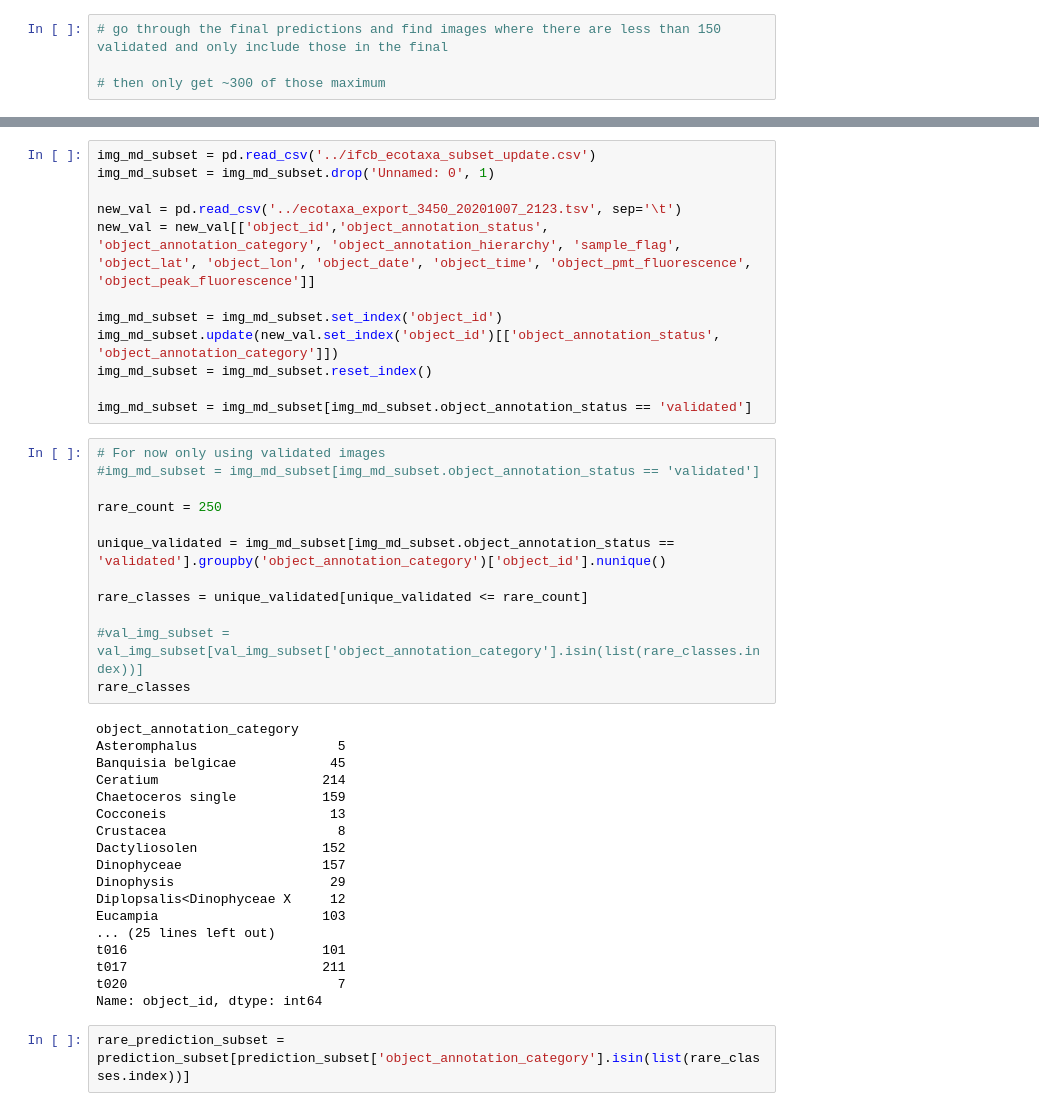
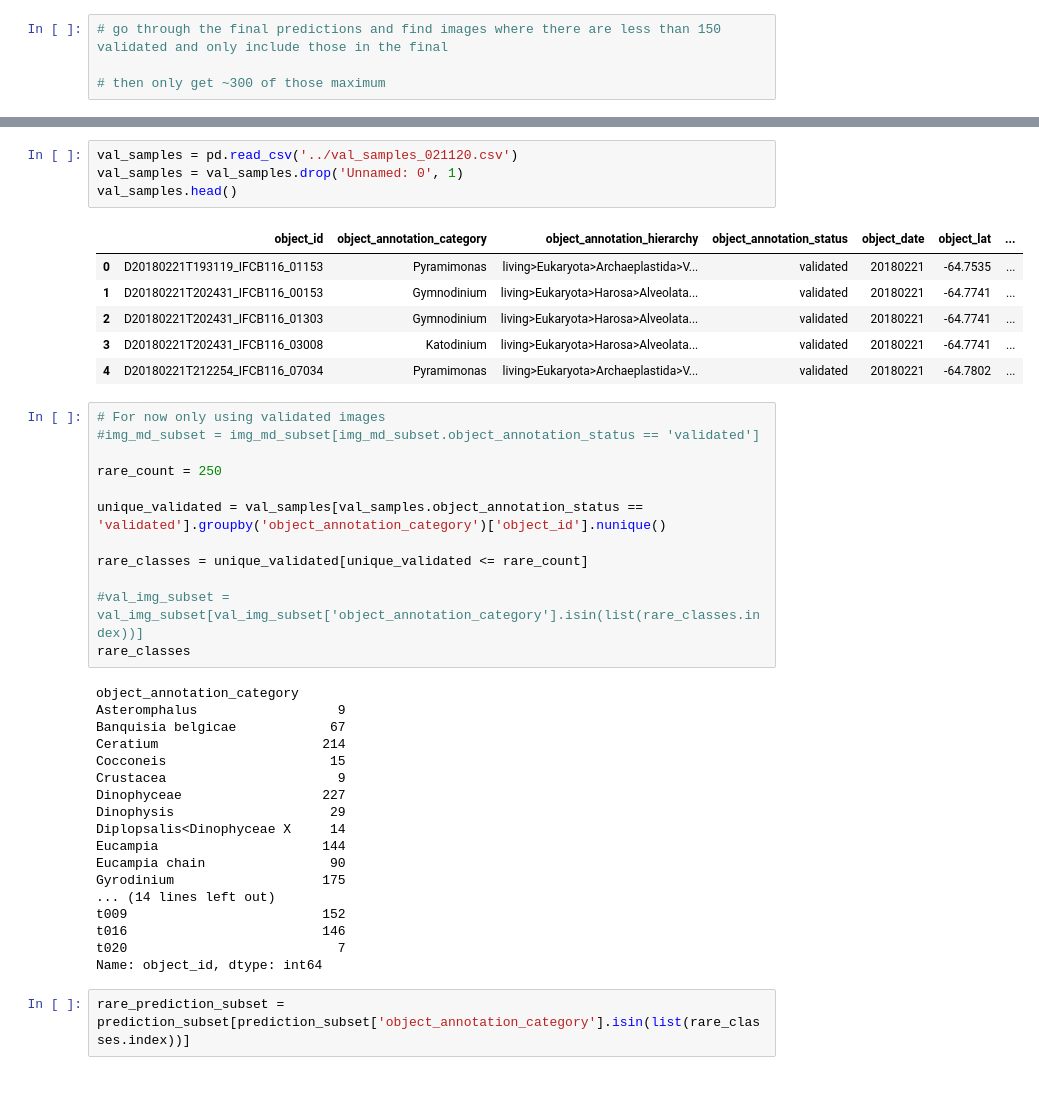
Before and after one commit to patrickcgray/deep_ifcb, a Jupyter notebook: python/model_predictions.ipynb, the cells around one changed output, grey strips where cells are left out. Cells and saved outputs as stored; diff of their text form.

```diff
--- a/python/model_predictions.ipynb
+++ b/python/model_predictions.ipynb
@@ -361,22 +268,21 @@ rare_classes = ['Asteromphalus'  ,
-# %%
-img_md_subset = pd.read_csv('../ifcb_ecotaxa_subset_update.csv')
-img_md_subset = img_md_subset.drop('Unnamed: 0', 1)
-
-new_val = pd.read_csv('../ecotaxa_export_3450_20201007_2123.tsv', sep='\t')
-new_val = new_val[['object_id','object_annotation_status', 'object_annotation_category', 'object_annotation_hierarchy', 'sample_flag', 'object_lat', 'object_lon', 'object_date', 'object_time', 'object_pmt_fluorescence', 'object_peak_fluorescence']]
-
-img_md_subset = img_md_subset.set_index('object_id')
-img_md_subset.update(new_val.set_index('object_id')[['object_annotation_status', 'object_annotation_category']])
-img_md_subset = img_md_subset.reset_index()
-
-img_md_subset = img_md_subset[img_md_subset.object_annotation_status == 'validated']
+# %%
+val_samples = pd.read_csv('../val_samples_021120.csv')
+val_samples = val_samples.drop('Unnamed: 0', 1)
+val_samples.head()
+# %% [output]
+|  | object_id | object_annotation_category | object_annotation_hierarchy | object_annotation_status | object_date | object_lat | ... |
+| 0 | D20180221T193119_IFCB116_01153 | Pyramimonas | living>Eukaryota>Archaeplastida>V... | validated | 20180221 | -64.7535 | ... |
+| 1 | D20180221T202431_IFCB116_00153 | Gymnodinium | living>Eukaryota>Harosa>Alveolata... | validated | 20180221 | -64.7741 | ... |
+| 2 | D20180221T202431_IFCB116_01303 | Gymnodinium | living>Eukaryota>Harosa>Alveolata... | validated | 20180221 | -64.7741 | ... |
+| 3 | D20180221T202431_IFCB116_03008 | Katodinium | living>Eukaryota>Harosa>Alveolata... | validated | 20180221 | -64.7741 | ... |
+| 4 | D20180221T212254_IFCB116_07034 | Pyramimonas | living>Eukaryota>Archaeplastida>V... | validated | 20180221 | -64.7802 | ... |
 # %%
 # For now only using validated images
 #img_md_subset = img_md_subset[img_md_subset.object_annotation_status == 'validated']
 
 rare_count = 250
 
-unique_validated = img_md_subset[img_md_subset.object_annotation_status == 'validated'].groupby('object_annotation_category')['object_id'].nunique()
+unique_validated = val_samples[val_samples.object_annotation_status == 'validated'].groupby('object_annotation_category')['object_id'].nunique()
 
 rare_classes = unique_validated[unique_validated <= rare_count]
 
@@ -384,20 +290,20 @@ rare_classes = unique_validated[unique_validated <= rare_count]
 rare_classes
 # %% [output]
 object_annotation_category
-Asteromphalus                  5
-Banquisia belgicae            45
+Asteromphalus                  9
+Banquisia belgicae            67
 Ceratium                     214
-Chaetoceros single           159
-Cocconeis                     13
-Crustacea                      8
-Dactyliosolen                152
-Dinophyceae                  157
+Cocconeis                     15
+Crustacea                      9
+Dinophyceae                  227
 Dinophysis                    29
-Diplopsalis<Dinophyceae X     12
-Eucampia                     103
-... (25 lines left out)
-t016                         101
-t017                         211
+Diplopsalis<Dinophyceae X     14
+Eucampia                     144
+Eucampia chain                90
+Gyrodinium                   175
+... (14 lines left out)
+t009                         152
+t016                         146
 t020                           7
 Name: object_id, dtype: int64
 # %%
```
Also changed, not shown: parts of 30 cells of this notebook, 2 other files.
